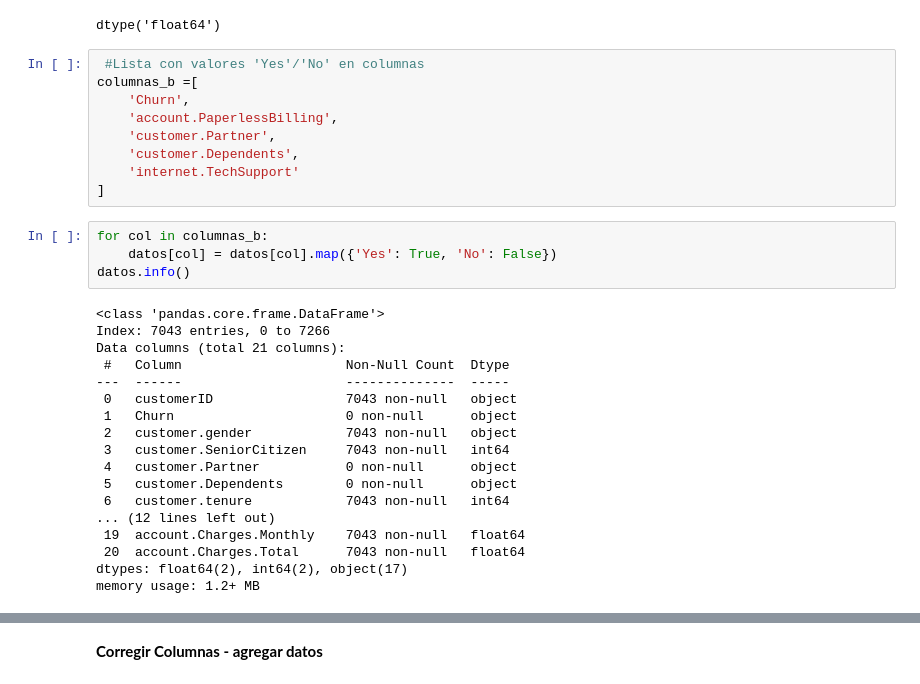
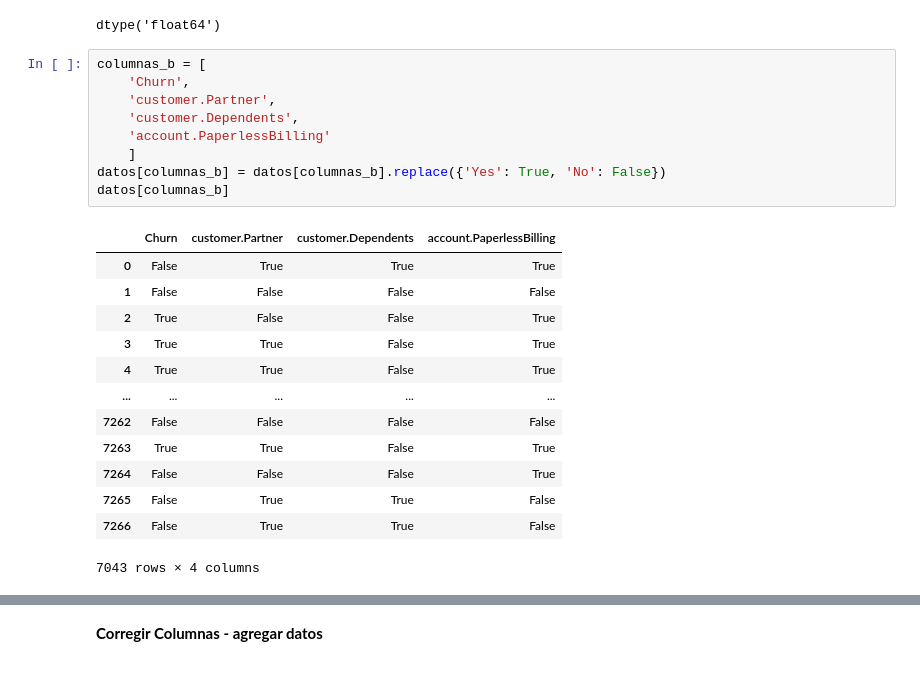
Before and after one commit to Lexx4nder/challenge2-data-science-LATAM, a Jupyter notebook: Challenge_2_Data_Science_|_TELECOM_X.ipynb, the cells around one changed output, grey strips where cells are left out. Drawn from its saved outputs; the diff is of its cells as text.

```diff
--- a/Challenge_2_Data_Science_|_TELECOM_X.ipynb
+++ b/Challenge_2_Data_Science_|_TELECOM_X.ipynb
@@ -146,34 +150,26 @@ datos['account.Charges.Total'] = datos['account.Charges.Total'].fillna(0)
 datos['account.Charges.Total'].dtype
 # %% [output]
 dtype('float64')
-# %%
- #Lista con valores 'Yes'/'No' en columnas
-columnas_b =[
-    'Churn',
-    'account.PaperlessBilling',
-    'customer.Partner',
-    'customer.Dependents',
-    'internet.TechSupport'
-]
-# %%
-for col in columnas_b:
-    datos[col] = datos[col].map({'Yes': True, 'No': False})
-datos.info()
-# %% [output]
-<class 'pandas.core.frame.DataFrame'>
-Index: 7043 entries, 0 to 7266
-Data columns (total 21 columns):
- #   Column                     Non-Null Count  Dtype
----  ------                     --------------  -----
- 0   customerID                 7043 non-null   object
- 1   Churn                      0 non-null      object
- 2   customer.gender            7043 non-null   object
- 3   customer.SeniorCitizen     7043 non-null   int64
- 4   customer.Partner           0 non-null      object
- 5   customer.Dependents        0 non-null      object
- 6   customer.tenure            7043 non-null   int64
-... (12 lines left out)
- 19  account.Charges.Monthly    7043 non-null   float64
- 20  account.Charges.Total      7043 non-null   float64
-dtypes: float64(2), int64(2), object(17)
-memory usage: 1.2+ MB
+# %%
+columnas_b = [
+    'Churn',
+    'customer.Partner',
+    'customer.Dependents',
+    'account.PaperlessBilling'
+    ]
+datos[columnas_b] = datos[columnas_b].replace({'Yes': True, 'No': False})
+datos[columnas_b]
+# %% [output]
+|  | Churn | customer.Partner | customer.Dependents | account.PaperlessBilling |
+| 0 | False | True | True | True |
+| 1 | False | False | False | False |
+| 2 | True | False | False | True |
+| 3 | True | True | False | True |
+| 4 | True | True | False | True |
+| ... | ... | ... | ... | ... |
+| 7262 | False | False | False | False |
+| 7263 | True | True | False | True |
+| 7264 | False | False | False | True |
+| 7265 | False | True | True | False |
+| 7266 | False | True | True | False |
+7043 rows × 4 columns
```
Also changed, not shown: parts of 27 cells of this notebook.
